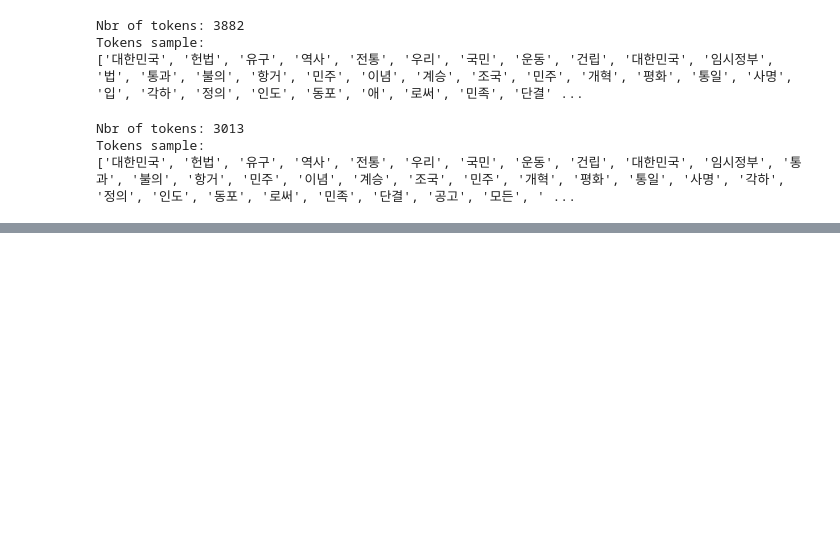
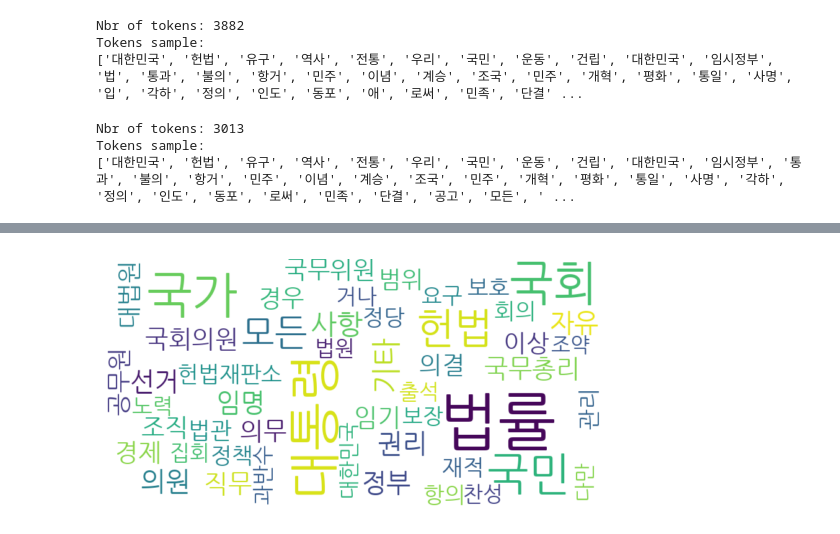
Before and after one commit to SaltySalt77/python_text_mining_guide, a Jupyter notebook: 3_Graph_and_Word_Cloud/graph.ipynb, the cells around one changed output, grey strips where cells are left out. Drawn from its saved outputs; the diff is of its cells as text; code cells hidden in the pictures; blank space fills up the shorter version.

```diff
--- a/3_Graph_and_Word_Cloud/graph.ipynb
+++ b/3_Graph_and_Word_Cloud/graph.ipynb
@@ -264,0 +286,19 @@ print( [f.name for f in font_manager.fontManager.ttflist] )
+# %%
+wordcloud = WordCloud(
+    font_path=font_path,
+    max_font_size=100,
+    width=800,
+    height=400,
+    background_color='white',
+    max_words=50
+)
+
+wordcloud.generate_from_frequencies(const_cnt)
+
+wordcloud.to_file('const.png')
+
+plt.axis("off")
+plt.imshow(wordcloud, interpolation='bilinear')
+plt.show()
+# %% [output]
+[figure, added]
```
Also changed, not shown: parts of 6 cells of this notebook.
